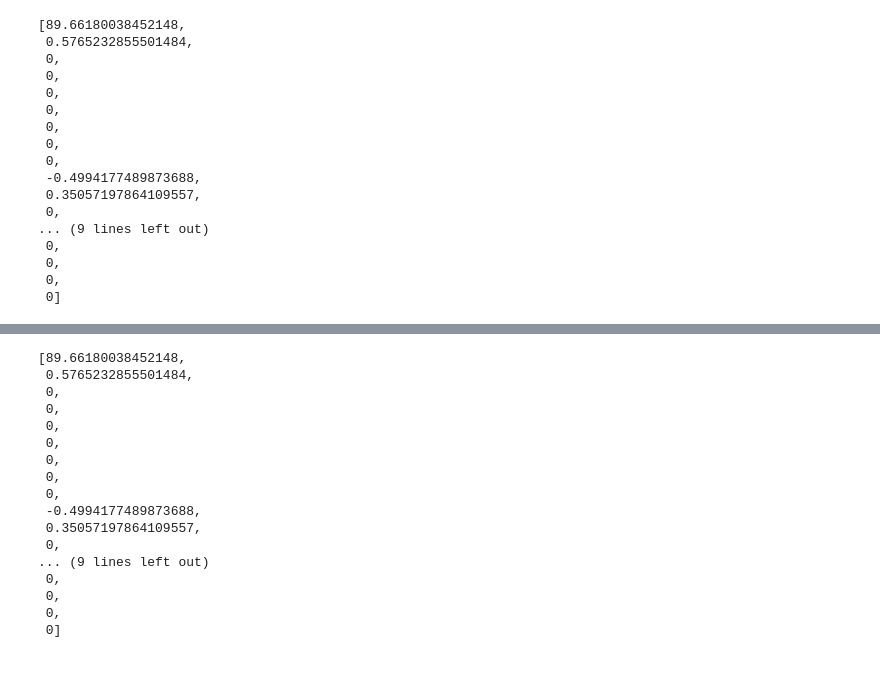
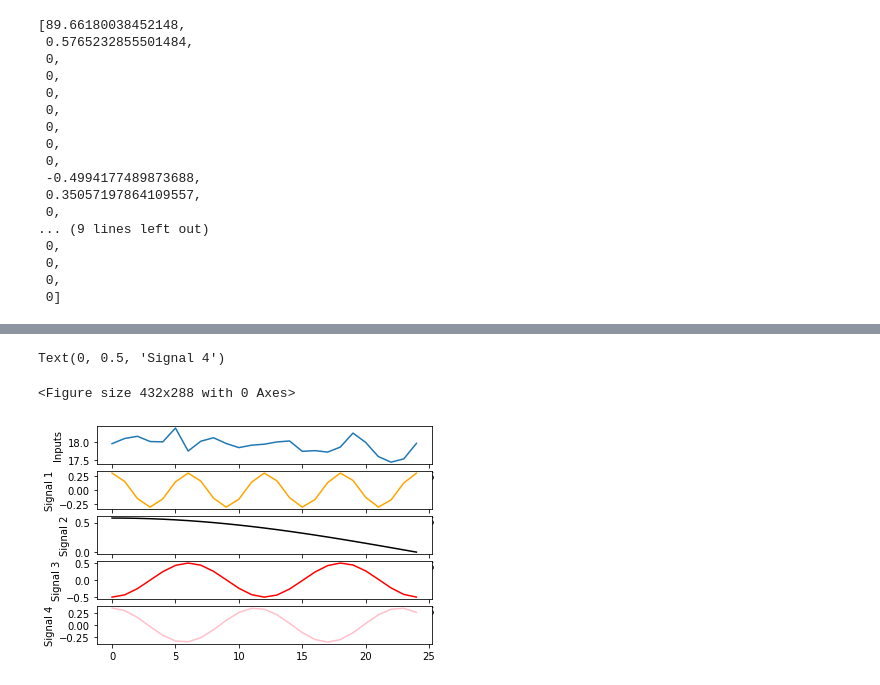
Before and after one commit to Peter-Paul/wallstreet-forecast, a Jupyter notebook: analytics/commodities/silver/silver_fts.ipynb, the cells around one changed output, grey strips where cells are left out. Drawn from its saved outputs; the diff is of its cells as text; code cells hidden in the pictures.

```diff
--- a/analytics/commodities/silver/silver_fts.ipynb
+++ b/analytics/commodities/silver/silver_fts.ipynb
@@ -169,20 +163,21 @@ for i in highFs1:
-# %%
-highFs1
-# %% [output]
-[89.66180038452148,
- 0.5765232855501484,
- 0,
- 0,
- 0,
- 0,
- 0,
- 0,
- 0,
- -0.4994177489873688,
- 0.35057197864109557,
- 0,
-... (9 lines left out)
- 0,
- 0,
- 0,
- 0]
+# %%
+plt.figure()
+f, axes = plt.subplots(5, 1)
+axes[0].plot(inputs2)
+axes[0].set_ylabel('Inputs')
+
+axes[1].plot(0.30709258061178535 * np.cos(np.pi * 0.032 * xf), 'orange')
+axes[1].set_ylabel('Signal 1')
+
+axes[2].plot( 0.5765232855501484 * np.cos(np.pi * 0.002 * xf), 'black')
+axes[2].set_ylabel('Signal 2')
+
+axes[3].plot(-0.4994177489873688 * np.cos(np.pi * 0.016 * xf), 'red')
+axes[3].set_ylabel('Signal 3')
+
+axes[4].plot( 0.35057197864109557 * np.cos(np.pi * 0.017 * xf), 'pink')
+axes[4].set_ylabel('Signal 4')
+# %% [output]
+Text(0, 0.5, 'Signal 4')
+<Figure size 432x288 with 0 Axes>
+[figure, added]
```
Also changed, not shown: parts of 9 cells of this notebook, 1 other file.
